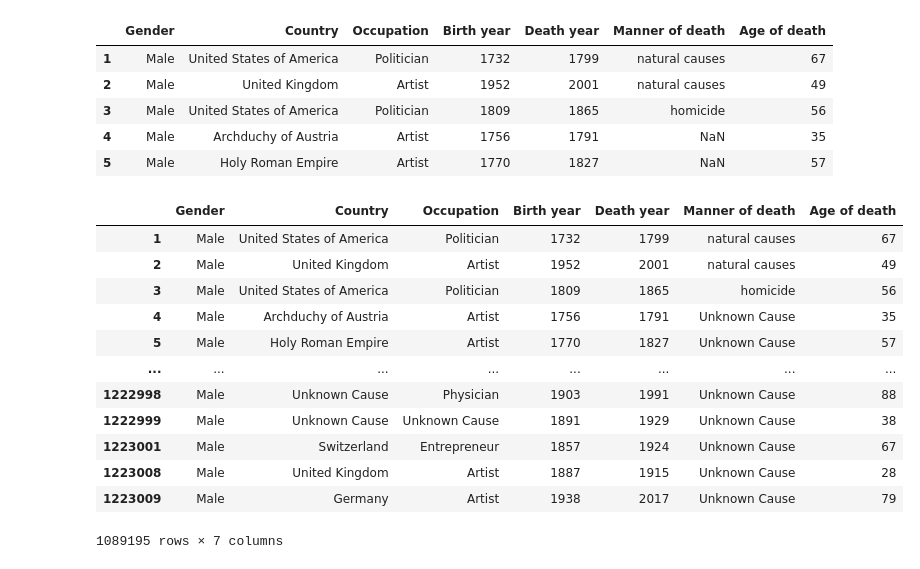
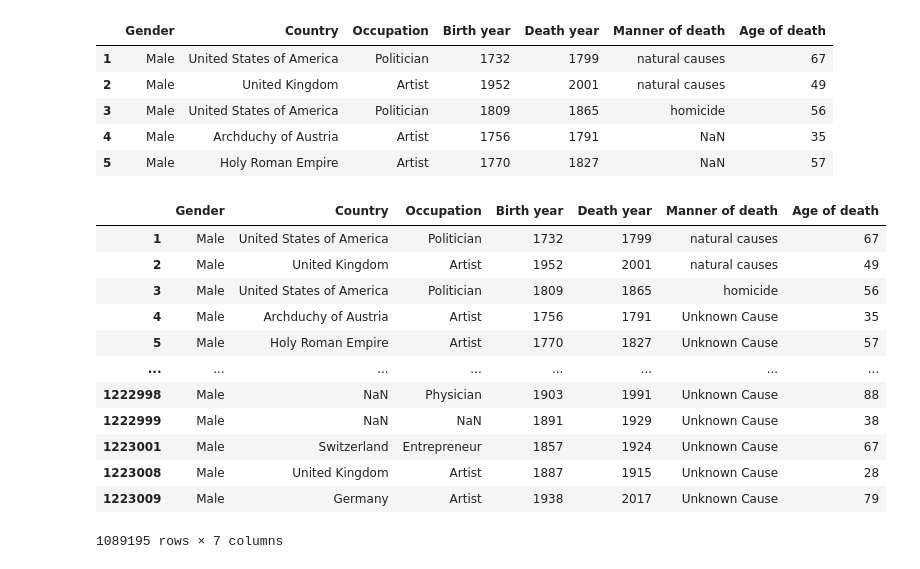
Before and after one commit to TNorsang/Time-of-Death-AI, a Jupyter notebook: timeOfDeath.ipynb, the cells around one changed output. Saved outputs shown, nothing was run; the diff lists cells and outputs as text; code cells hidden in the pictures.

```diff
--- a/timeOfDeath.ipynb
+++ b/timeOfDeath.ipynb
@@ -62,17 +62,18 @@ newDataFrame.head()
 | 5 | Male | Holy Roman Empire | Artist | 1770 | 1827 | NaN | 57 |
 # %%
 newDataFrame['Manner of death']
-newDataFrame.replace([np.nan], "Unknown Cause")
+newDataFrame["Manner of death"] = newDataFrame["Manner of death"].replace([np.nan], "Unknown Cause")
+newDataFrame
 # %% [output]
 |  | Gender | Country | Occupation | Birth year | Death year | Manner of death | Age of death |
 | 1 | Male | United States of America | Politician | 1732 | 1799 | natural causes | 67 |
 | 2 | Male | United Kingdom | Artist | 1952 | 2001 | natural causes | 49 |
 | 3 | Male | United States of America | Politician | 1809 | 1865 | homicide | 56 |
 | 4 | Male | Archduchy of Austria | Artist | 1756 | 1791 | Unknown Cause | 35 |
 | 5 | Male | Holy Roman Empire | Artist | 1770 | 1827 | Unknown Cause | 57 |
 | ... | ... | ... | ... | ... | ... | ... | ... |
-| 1222998 | Male | Unknown Cause | Physician | 1903 | 1991 | Unknown Cause | 88 |
-| 1222999 | Male | Unknown Cause | Unknown Cause | 1891 | 1929 | Unknown Cause | 38 |
+| 1222998 | Male | NaN | Physician | 1903 | 1991 | Unknown Cause | 88 |
+| 1222999 | Male | NaN | NaN | 1891 | 1929 | Unknown Cause | 38 |
 | 1223001 | Male | Switzerland | Entrepreneur | 1857 | 1924 | Unknown Cause | 67 |
 | 1223008 | Male | United Kingdom | Artist | 1887 | 1915 | Unknown Cause | 28 |
 | 1223009 | Male | Germany | Artist | 1938 | 2017 | Unknown Cause | 79 |
```
Also changed, not shown: parts of 26 cells of this notebook, 1 other file.
